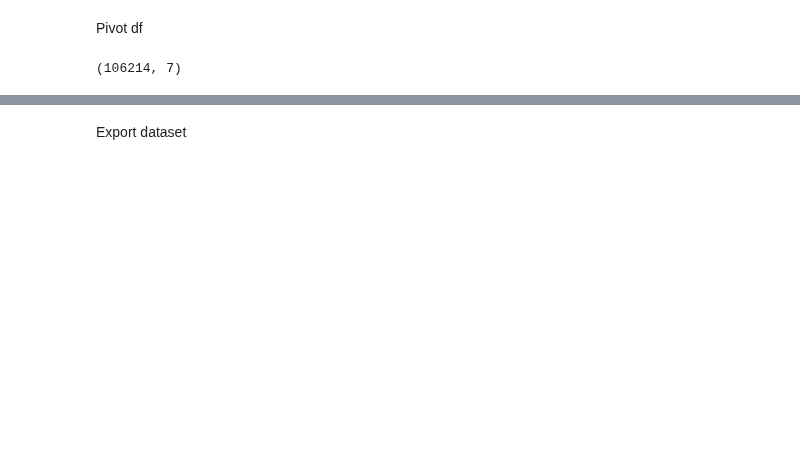
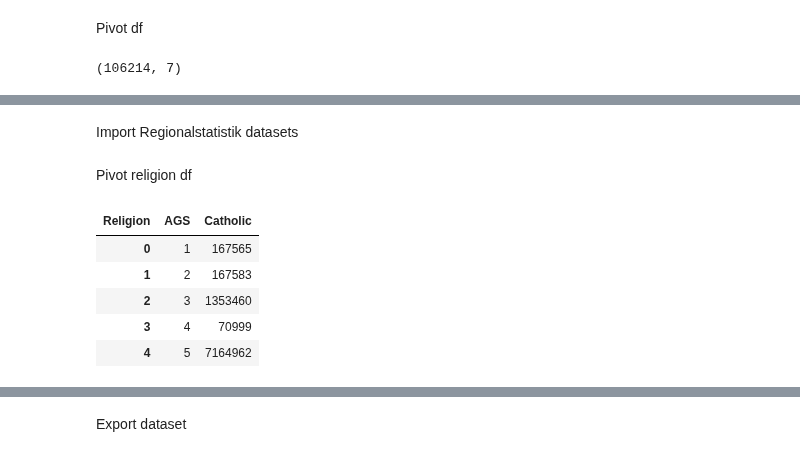
Before and after one commit to jan-schaeffer/powerlinemonsters, a Jupyter notebook: controls_prep.ipynb, the cells around one changed output, grey strips where cells are left out. Drawn from its saved outputs; the diff is of its cells as text; code cells hidden in the pictures; blank space fills up the shorter version.

```diff
--- a/controls_prep.ipynb
+++ b/controls_prep.ipynb
@@ -97,0 +60,2 @@ del controls['AVS']
+# %% [markdown]
+Import Regionalstatistik datasets
@@ -97,0 +71,15 @@ del controls['AVS']
+# %% [markdown]
+Pivot religion df
+# %%
+rs_dfs_2[2011] = pd.pivot_table(rs_dfs_2[2011], index=['AGS'], columns=['Religion'], values='Bevölkerung', aggfunc=np.sum, fill_value=0)
+rs_dfs_2[2011].rename(columns = {'Römisch-katholische Kirche': 'Catholic'}, inplace = True)
+rs_dfs_2[2011] = rs_dfs_2[2011].reset_index()
+rs_dfs_2[2011] = rs_dfs_2[2011][['AGS', 'Catholic']]
+rs_dfs_2[2011].head()
+# %% [output]
+| Religion | AGS | Catholic |
+| 0 | 1 | 167565 |
+| 1 | 2 | 167583 |
+| 2 | 3 | 1353460 |
+| 3 | 4 | 70999 |
+| 4 | 5 | 7164962 |
```
Also changed, not shown: parts of 41 cells of this notebook, 1 other file.
